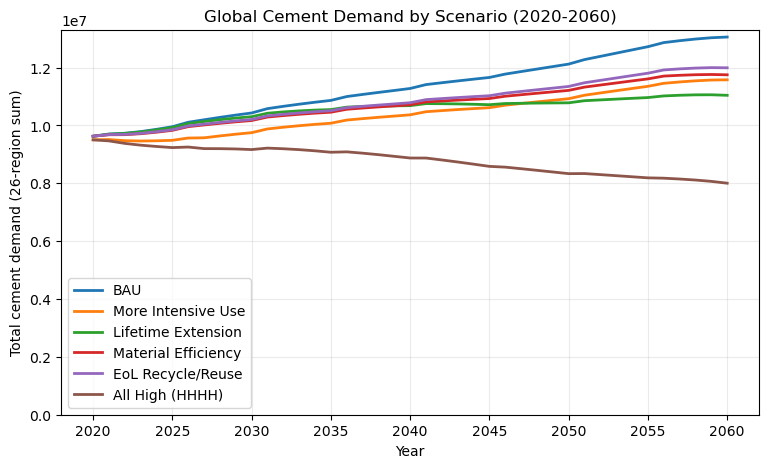
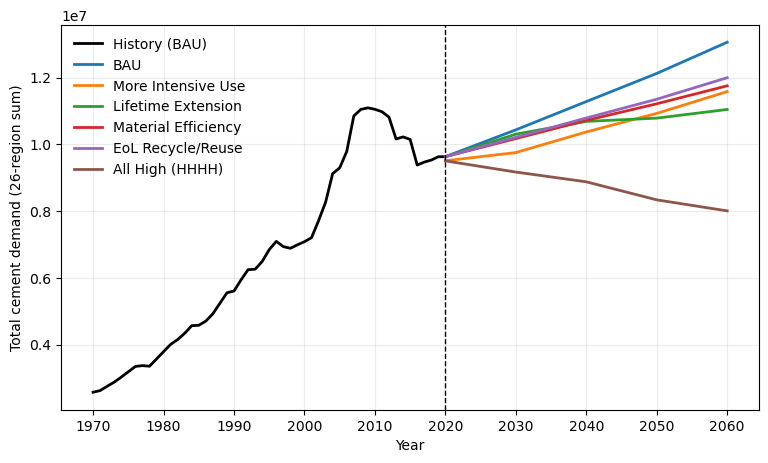
Code edit (unified diff) that turned the first committed figure into the second:
--- before
+++ after
@@ -1,10 +1,18 @@
-# Plot 1: annual global total demand
+# Plot: 1970-2020 (every year) + 2020-2060 (every 10 years)
 import matplotlib.pyplot as plt
 
-ax = total.plot(figsize=(9,5), linewidth=2)
-ax.set_title('Global Cement Demand by Scenario (2020-2060)')
+hist_years = list(range(1970, 2021))
+fut_years = list(range(2020, 2061, 10))
+
+fig, ax = plt.subplots(figsize=(9, 5))
+ax.plot(hist_years, total.loc[hist_years, 'BAU'].values, color='black', linewidth=2, label='History (BAU)')
+for scen in total.columns:
+    ax.plot(fut_years, total.loc[fut_years, scen].values, linewidth=2, label=scen)
+
+ax.axvline(2020, color='black', linestyle='--', linewidth=1)
 ax.set_xlabel('Year')
 ax.set_ylabel('Total cement demand (26-region sum)')
-ax.set_ylim(bottom=0)
+ax.set_xticks([1970, 1980, 1990, 2000, 2010, 2020, 2030, 2040, 2050, 2060])
 ax.grid(alpha=0.25)
+ax.legend(frameon=False)
 plt.show()

Commit: Add Jupyter notebook for Temoa production pathways with initial setup commands